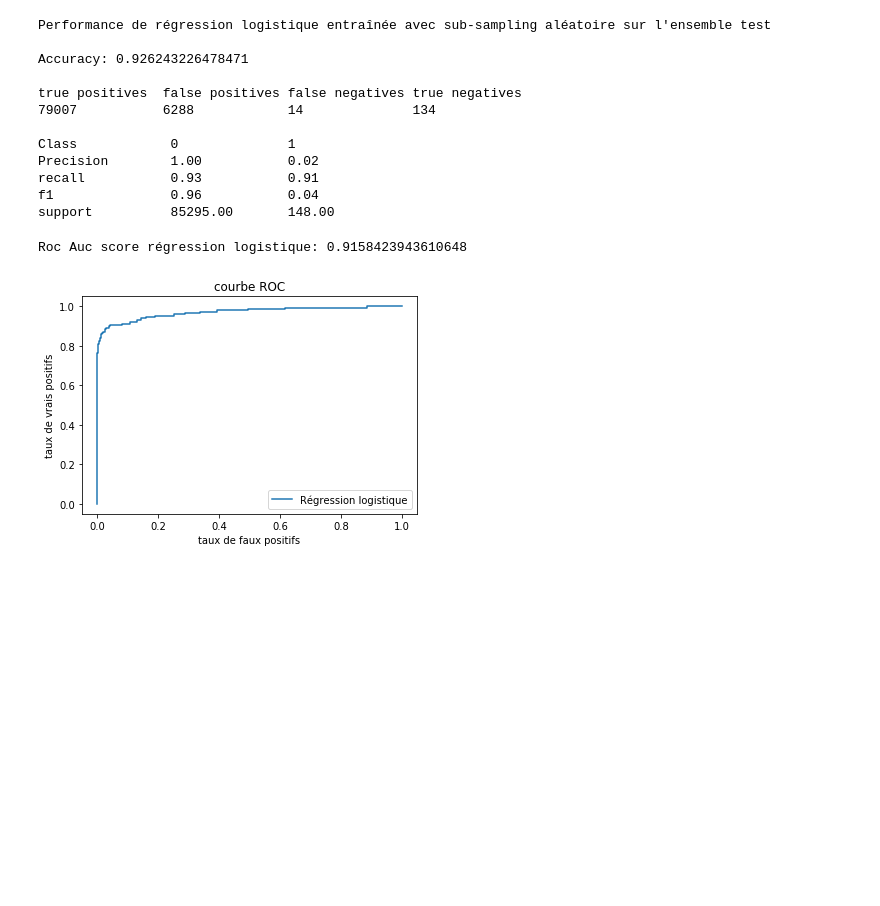
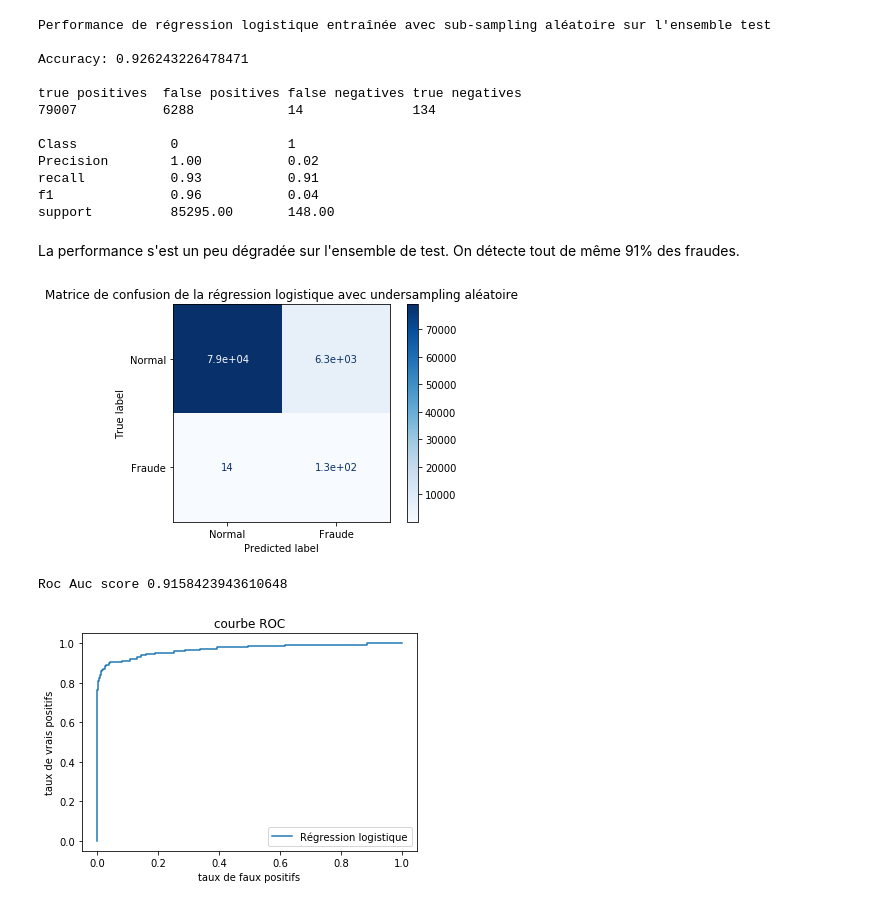
Before and after one commit to PascalJD/FraudDetection, a Jupyter notebook: Détection de fraude.ipynb, the cells around one changed output. Saved outputs shown, nothing was run; the diff lists cells and outputs as text; code cells hidden in the pictures; blank space fills up the shorter version.

```diff
--- a/Détection de fraude.ipynb
+++ b/Détection de fraude.ipynb
@@ -397,7 +419,7 @@ log_reg = LogisticRegression()
 # Tuning penalty and regularization using cross validation
 params = {'penalty': ['l2'], 'C': [0.001, 0.01, 0.1, 1, 10, 100, 1000]}
 # params = [{'penalty': ['l2'], 'C': [0.001, 0.01, 0.1, 1, 10, 100, 1000]}, {'penalty': ['l1'], 'solver': ['liblinear'], 'C': [0.001, 0.01, 0.1, 1, 10, 100, 1000]}]
-log_reg_best = grid_search_cv_resample(X_train, y_train, log_reg, params, cv=5, resampler=rand_under_sampler, metric='recall', verbose=True)
+log_reg_us = grid_search_cv_resample(X_train, y_train, log_reg, params, cv=5, resampler=rand_under_sampler, metric='recall', verbose=True)
 # %% [output]
 Best params {'C': 1000, 'penalty': 'l2'}
 recall score: 0.9303069053708439
@@ -514,8 +590,8 @@ under_sample_df.describe()
 # %% [markdown]
 Prédictions sur le test set.
 # %%
-log_reg_best.fit(X_train_rus, y_train_rus)
-predictions = log_reg_best.predict(X_test)
+log_reg_us.fit(X_train_rus, y_train_rus)
+predictions = log_reg_us.predict(X_test)
 print_metrics(y_test, predictions, 'Performance de régression logistique entraînée avec sub-sampling aléatoire sur l\'ensemble test')
 # %% [output]
 Performance de régression logistique entraînée avec sub-sampling aléatoire sur l'ensemble test
@@ -530,9 +606,24 @@ Precision        1.00           0.02
 recall           0.93           0.91
 f1               0.96           0.04
 support          85295.00       148.00
+# %% [markdown]
+La performance s'est un peu dégradée sur l'ensemble de test. On détecte tout de même 91% des fraudes.
+# %%
+# Confusion matrix
+np.set_printoptions(precision=2)
+
+disp = plot_confusion_matrix(log_reg_us, X_test, y_test,
+                                 display_labels=["Normal", "Fraude"],
+                                 cmap=plt.cm.Blues,
+                                 normalize=None)
+disp.ax_.set_title('Matrice de confusion de la régression logistique avec undersampling aléatoire')
+
+plt.show()
+# %% [output]
+[figure, added]
 # %%
 roc_auc_reg = roc_auc_score(y_test, predictions)
 print('Roc Auc score', roc_auc_reg)
 # %% [output]
-Roc Auc score régression logistique: 0.9158423943610648
+Roc Auc score 0.9158423943610648
 # %%
```
Also changed, not shown: parts of 77 cells of this notebook.
